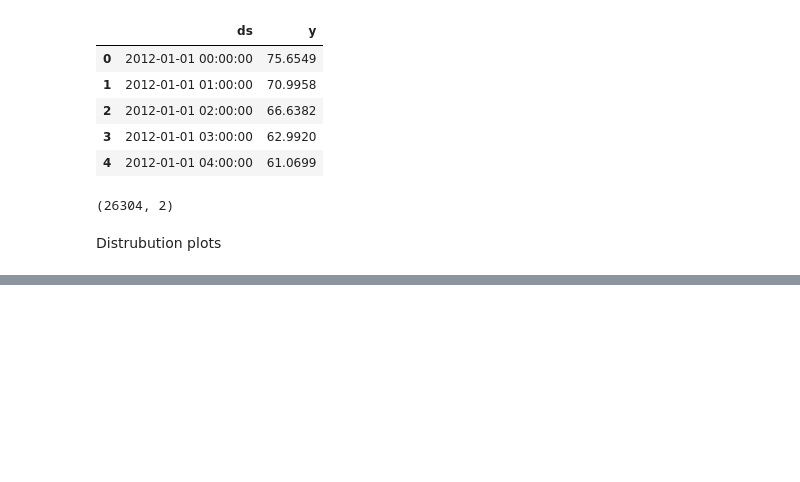
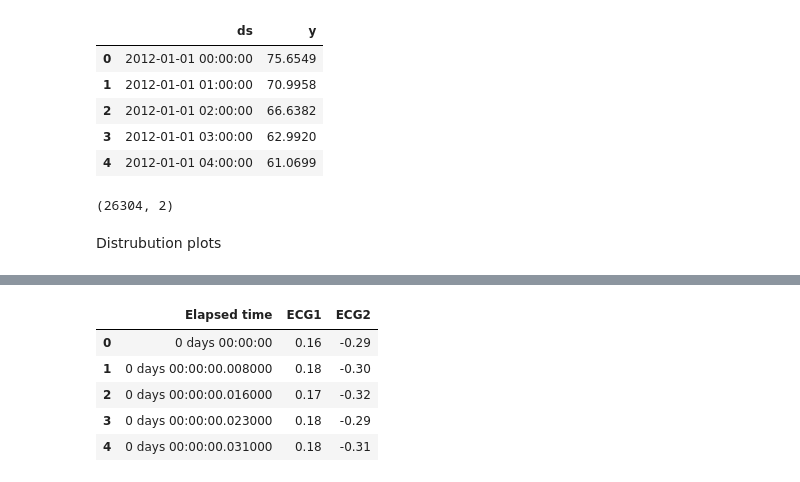
Before and after one commit to samtholathrobin/Dynamic-Time-Series-Ensemble, a Jupyter notebook: intro.ipynb, the cells around one changed output, grey strips where cells are left out. Cells and saved outputs as stored; diff of their text form; code cells hidden in the pictures; blank space fills up the shorter version.

```diff
--- a/intro.ipynb
+++ b/intro.ipynb
@@ -41,0 +69,16 @@ fig.show()
+# %%
+df_cleaned.ECG1 = df_cleaned.ECG1.astype('float64')
+df_cleaned.ECG2 = df_cleaned.ECG2.astype('float64')
+# %%
+from datetime import datetime, timedelta
+df_cleaned=df_cleaned.applymap(lambda x: x.strip("'") if isinstance(x, str) else x)  # Remove quotes from data
+df_cleaned['Elapsed time'] = "00:0" + df_cleaned["Elapsed time"].astype(str) # Making it into hh:mm:ss format
+df_cleaned['Elapsed time'] = df_cleaned['Elapsed time'].apply(lambda x:timedelta(minutes=int(x.split(":")[1]), seconds=float(x.split(":")[2])))
+df_cleaned.head()
+# %% [output]
+|  | Elapsed time | ECG1 | ECG2 |
+| 0 | 0 days 00:00:00 | 0.16 | -0.29 |
+| 1 | 0 days 00:00:00.008000 | 0.18 | -0.30 |
+| 2 | 0 days 00:00:00.016000 | 0.17 | -0.32 |
+| 3 | 0 days 00:00:00.023000 | 0.18 | -0.29 |
+| 4 | 0 days 00:00:00.031000 | 0.18 | -0.31 |
```
Also changed, not shown: parts of 10 cells of this notebook, 5 other files.
